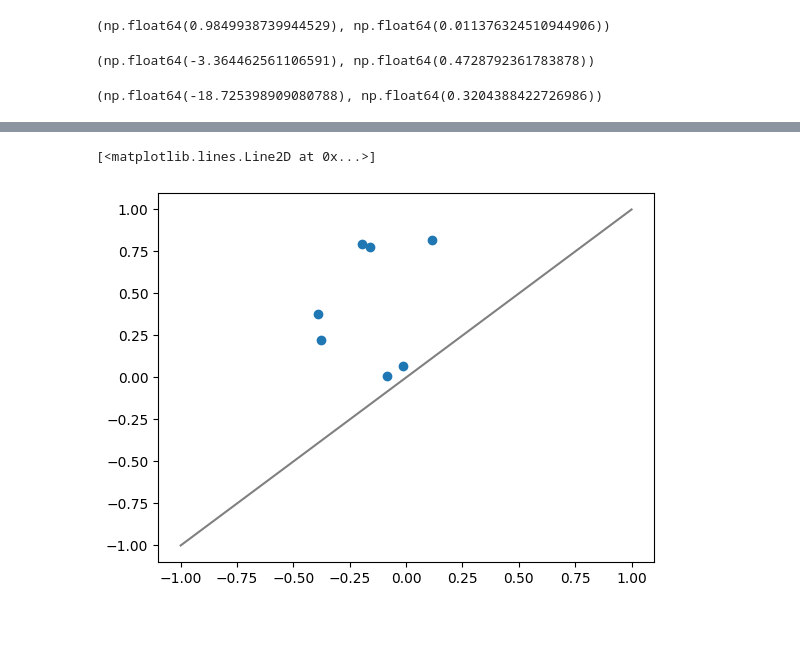
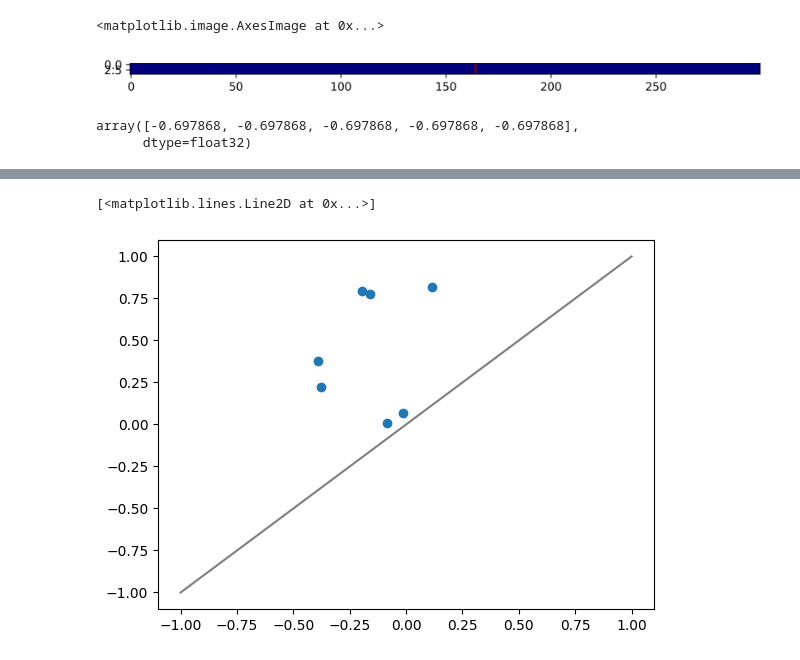
Before and after one commit to iawnix/AAReact, a Jupyter notebook: train/predict_new/0_predict.ipynb, the cells around one changed output, grey strips where cells are left out. Drawn from its saved outputs; the diff is of its cells as text; code cells hidden in the pictures; blank space fills up the shorter version.

Commit message:
Last update for pred ee by iaw

```diff
--- a/train/predict_new/0_predict.ipynb
+++ b/train/predict_new/0_predict.ipynb
@@ -45,15 +47,3 @@ with open("./predict_result_extra.csv", "w") as f:
     f.write("data_name,pred_ee, exp_ee\n")
     for i,i_n in enumerate(data_name):
         f.write("{},{:.4f},{:.4f}\n".format(i_n, extra_pred[i], data_y[i]))
-# %%
-r2_score(extra_pred[:12], data_y[:12]), mse_score(extra_pred[:12], data_y[:12])
-# %% [output]
-(np.float64(0.9849938739944529), np.float64(0.011376324510944906))
-# %%
-r2_score(extra_pred[13:20], data_y[13:20]), mse_score(extra_pred[13:20], data_y[13:20])
-# %% [output]
-(np.float64(-3.364462561106591), np.float64(0.4728792361783878))
-# %%
-r2_score(extra_pred[13:16], data_y[13:16]), mse_score(extra_pred[13:16], data_y[13:16])
-# %% [output]
-(np.float64(-18.725398909080788), np.float64(0.3204388422726986))
@@ -60,3 +54,14 @@ r2_score(extra_pred[13:16], data_y[13:16]), mse_score(extra_pred[13:16], data_y[
+# %%
+plt.figure(figsize=(10, 50), dpi = 600)
+plt.imshow(data_x[17:22], cmap="jet", interpolation="nearest", aspect='equal')
+# %% [output]
+<matplotlib.image.AxesImage at 0x...>
+[figure, added]
+# %%
+extra_pred[17:22]
+# %% [output]
+array([-0.697868, -0.697868, -0.697868, -0.697868, -0.697868],
+      dtype=float32)
 # %%
 r2_score(extra_pred[16:20], data_y[16:20]), mse_score(extra_pred[16:20], data_y[16:20])
 # %% [output]
```
Also changed, not shown: parts of 11 cells of this notebook, 18 other files.
